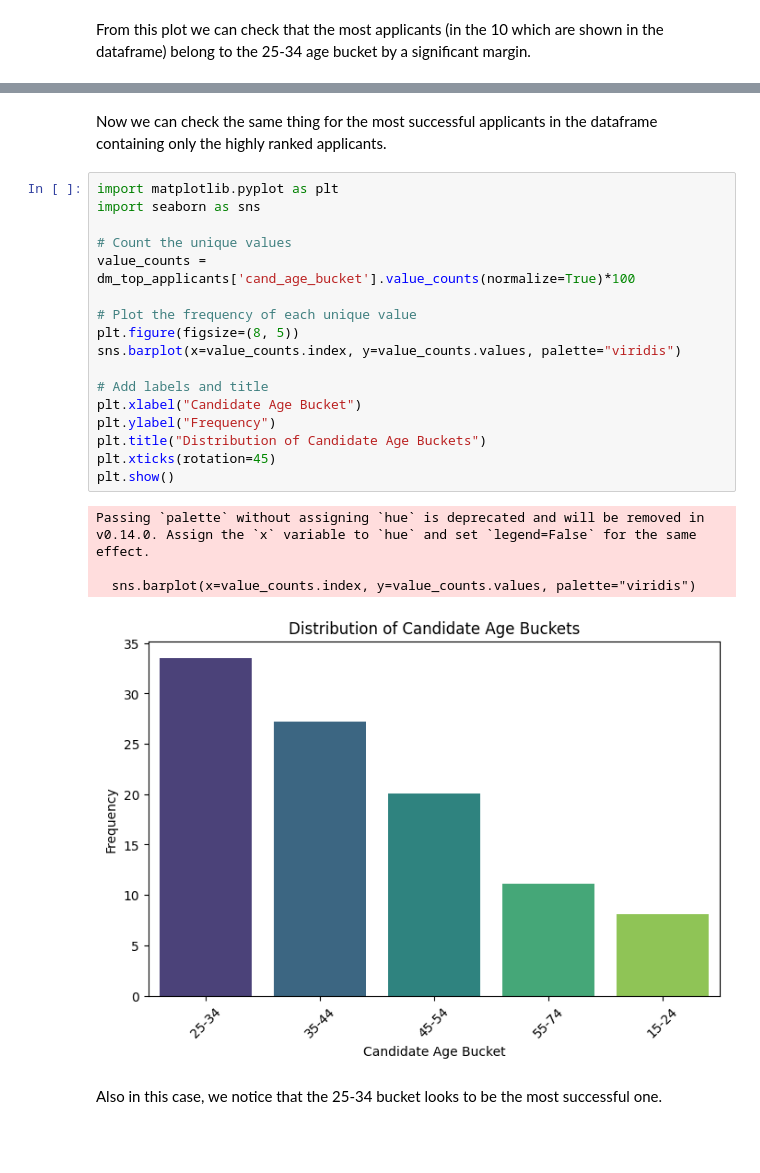
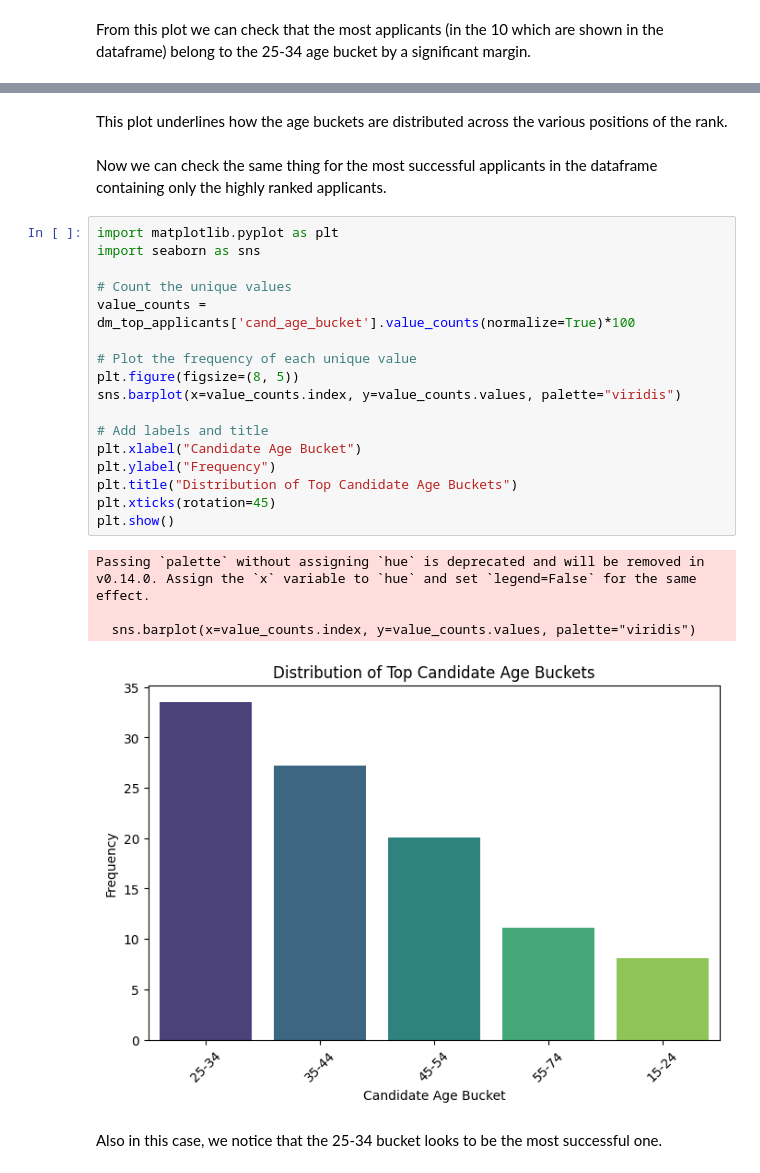
Before and after one commit to adiiulio/AiInIndustry_2025, a Jupyter notebook: fariness.ipynb, the cells around one changed output, grey strips where cells are left out. Saved outputs shown, nothing was run; the diff lists cells and outputs as text; blank space fills up the shorter version.

```diff
--- a/fariness.ipynb
+++ b/fariness.ipynb
@@ -203,27 +222,29 @@ From this plot we can check that the most applicants (in the 10 which are shown
+# %% [markdown]
+This plot underlines how the age buckets are distributed across the various positions of the rank.
 # %% [markdown]
 Now we can check the same thing for the most successful applicants in the dataframe containing only the highly ranked applicants.
 # %%
 import matplotlib.pyplot as plt
 import seaborn as sns
 
 # Count the unique values
 value_counts = dm_top_applicants['cand_age_bucket'].value_counts(normalize=True)*100
 
 # Plot the frequency of each unique value
 plt.figure(figsize=(8, 5))
 sns.barplot(x=value_counts.index, y=value_counts.values, palette="viridis")
 
 # Add labels and title
 plt.xlabel("Candidate Age Bucket")
 plt.ylabel("Frequency")
-plt.title("Distribution of Candidate Age Buckets")
+plt.title("Distribution of Top Candidate Age Buckets")
 plt.xticks(rotation=45)
 plt.show()
 # %% [output]
 Passing `palette` without assigning `hue` is deprecated and will be removed in v0.14.0. Assign the `x` variable to `hue` and set `legend=False` for the same effect.
 
   sns.barplot(x=value_counts.index, y=value_counts.values, palette="viridis")
-[figure, old version]
+[figure, new version]
 # %% [markdown]
 Also in this case, we notice that the 25-34 bucket looks to be the most successful one.
 # %% [markdown]
```
Also changed, not shown: parts of 16 cells of this notebook.
